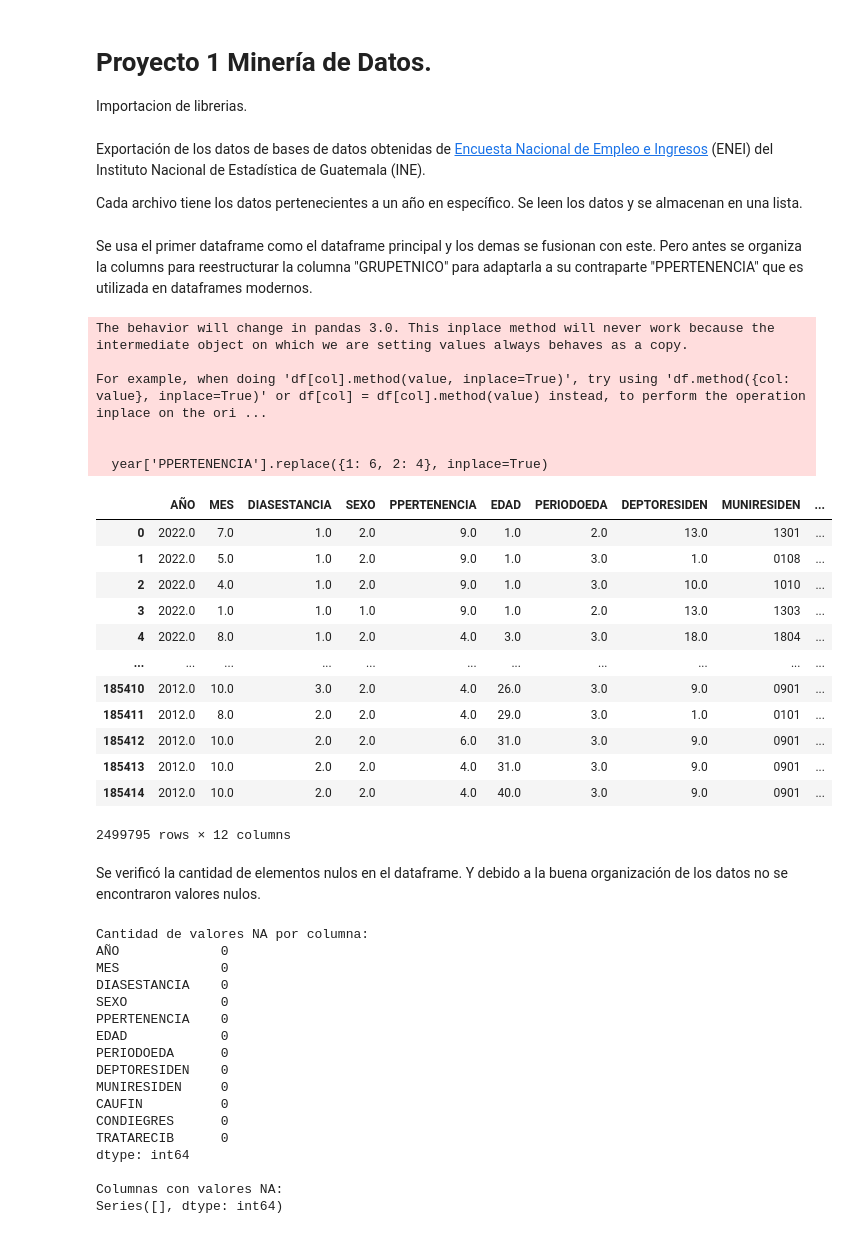
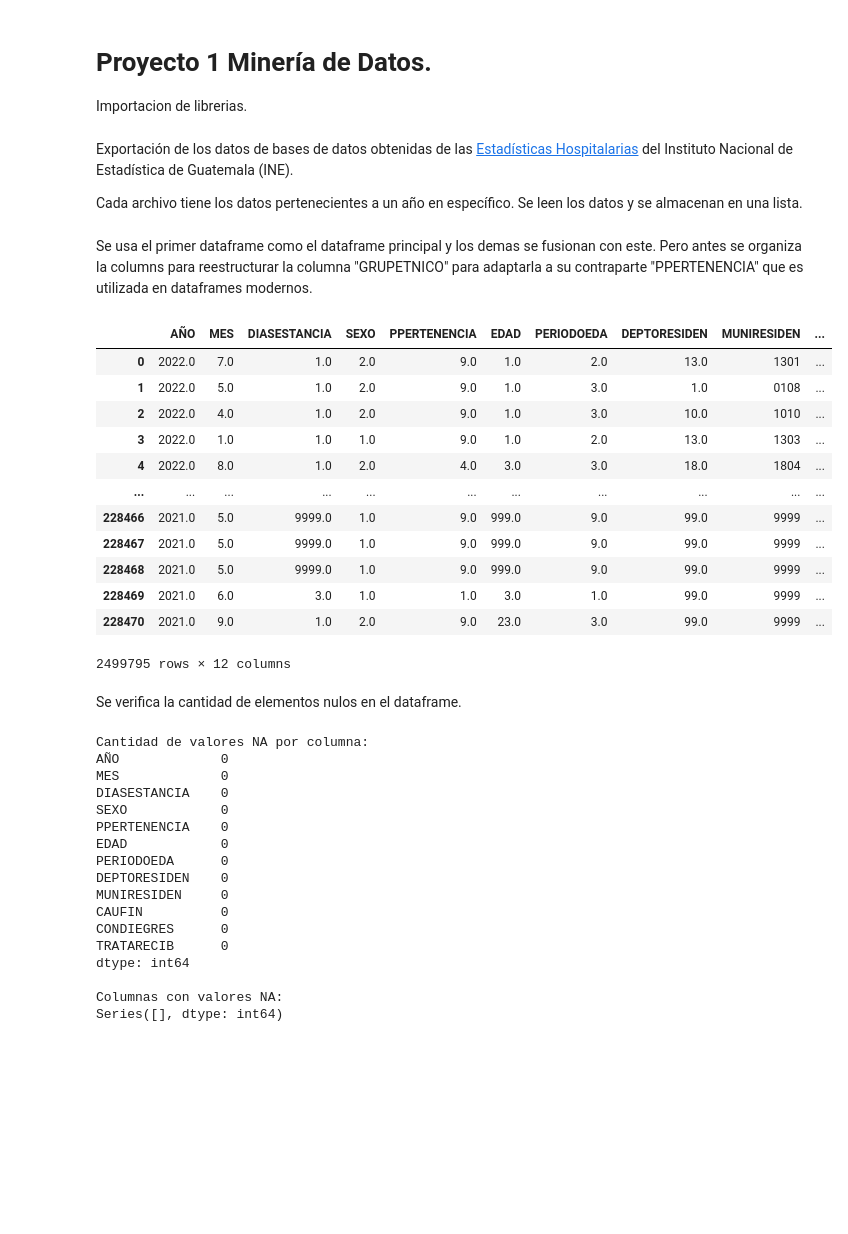
Before and after one commit to MelissaPerez09/Proyecto-DataMining, a Jupyter notebook: Proyecto1.ipynb, the cells around one changed output. Cells and saved outputs as stored; diff of their text form; code cells hidden in the pictures; blank space fills up the shorter version.

Commit message:
fix: Data Upload

```diff
--- a/Proyecto1.ipynb
+++ b/Proyecto1.ipynb
@@ -9,51 +9,44 @@ from scipy.stats import shapiro, ks_2samp, anderson
 import matplotlib.pyplot as plt
 import seaborn as sns
 # %% [markdown]
-Exportación de los datos de bases de datos obtenidas de [Encuesta Nacional de Empleo e Ingresos](https://www.ine.gob.gt/encuesta-nacional-de-empleo-e-ingresos/)  (ENEI) del Instituto Nacional de Estadística de Guatemala (INE).
+Exportación de los datos de bases de datos obtenidas de las [Estadísticas Hospitalarias](https://www.ine.gob.gt/estadisticas-hospitalarias/) del Instituto Nacional de Estadística de Guatemala (INE).
 
 Cada archivo tiene los datos pertenecientes a un año en específico. Se leen los datos y se almacenan en una lista.
-# %%
-filenames = ['2022.sav', '2021.sav', '2020.sav', '2019.sav', '2018.sav', '2017.sav', '2016.sav', '2015.sav', '2014.sav', '2013.sav', '2012.sav']
-dfs = []
-
-for filename in filenames:
-    df, metadata = pyreadstat.read_sav(filename, encoding="latin1")
-    dfs.append(df)
+# %%
+dfs = []
+
+for i in range(2012, 2023):
+    df, metadata = pyreadstat.read_sav(f'./data/{i}.sav', encoding="latin1")
+    dfs.append(df)
 # %% [markdown]
 Se usa el primer dataframe como el dataframe  principal y los demas se fusionan con este. Pero antes se organiza la columns para reestructurar la columna "GRUPETNICO" para adaptarla a su contraparte "PPERTENENCIA" que es utilizada en dataframes modernos.
 # %%
-df = dfs[0]
-for year in dfs[1:]:
+df = dfs[-1]
+for year in dfs[:-1]:
     if 'GRUPETNICO' in year.columns:
-        year.rename(columns={'GRUPETNICO': 'PPERTENENCIA'}, inplace=True)
-        year['PPERTENENCIA'].replace({1: 6, 2: 4}, inplace=True)
+        year.rename(columns={'GRUPETNICO': 'PPERTENENCIA'}, inplace = True)
+        year['PPERTENENCIA'] = year['PPERTENENCIA'].replace({1: 6, 2: 4})
     df = df._append(year)
 
 df
 # %% [output]
+|  | AÑO | MES | DIASESTANCIA | SEXO | PPERTENENCIA | EDAD | PERIODOEDA | DEPTORESIDEN | MUNIRESIDEN | ... |
+| 0 | 2022.0 | 7.0 | 1.0 | 2.0 | 9.0 | 1.0 | 2.0 | 13.0 | 1301 | ... |
+| 1 | 2022.0 | 5.0 | 1.0 | 2.0 | 9.0 | 1.0 | 3.0 | 1.0 | 0108 | ... |
+| 2 | 2022.0 | 4.0 | 1.0 | 2.0 | 9.0 | 1.0 | 3.0 | 10.0 | 1010 | ... |
+| 3 | 2022.0 | 1.0 | 1.0 | 1.0 | 9.0 | 1.0 | 2.0 | 13.0 | 1303 | ... |
+| 4 | 2022.0 | 8.0 | 1.0 | 2.0 | 4.0 | 3.0 | 3.0 | 18.0 | 1804 | ... |
+| ... | ... | ... | ... | ... | ... | ... | ... | ... | ... | ... |
+| 228466 | 2021.0 | 5.0 | 9999.0 | 1.0 | 9.0 | 999.0 | 9.0 | 99.0 | 9999 | ... |
+| 228467 | 2021.0 | 5.0 | 9999.0 | 1.0 | 9.0 | 999.0 | 9.0 | 99.0 | 9999 | ... |
+| 228468 | 2021.0 | 5.0 | 9999.0 | 1.0 | 9.0 | 999.0 | 9.0 | 99.0 | 9999 | ... |
+| 228469 | 2021.0 | 6.0 | 3.0 | 1.0 | 1.0 | 3.0 | 1.0 | 99.0 | 9999 | ... |
+| 228470 | 2021.0 | 9.0 | 1.0 | 2.0 | 9.0 | 23.0 | 3.0 | 99.0 | 9999 | ... |
-The behavior will change in pandas 3.0. This inplace method will never work because the intermediate object on which we are setting values always behaves as a copy.
-
-For example, when doing 'df[col].method(value, inplace=True)', try using 'df.method({col: value}, inplace=True)' or df[col] = df[col].method(value) instead, to perform the operation inplace on the ori ...
-
-
-  year['PPERTENENCIA'].replace({1: 6, 2: 4}, inplace=True)
+2499795 rows × 12 columns
-|  | AÑO | MES | DIASESTANCIA | SEXO | PPERTENENCIA | EDAD | PERIODOEDA | DEPTORESIDEN | MUNIRESIDEN | ... |
-| 0 | 2022.0 | 7.0 | 1.0 | 2.0 | 9.0 | 1.0 | 2.0 | 13.0 | 1301 | ... |
-| 1 | 2022.0 | 5.0 | 1.0 | 2.0 | 9.0 | 1.0 | 3.0 | 1.0 | 0108 | ... |
-| 2 | 2022.0 | 4.0 | 1.0 | 2.0 | 9.0 | 1.0 | 3.0 | 10.0 | 1010 | ... |
-| 3 | 2022.0 | 1.0 | 1.0 | 1.0 | 9.0 | 1.0 | 2.0 | 13.0 | 1303 | ... |
-| 4 | 2022.0 | 8.0 | 1.0 | 2.0 | 4.0 | 3.0 | 3.0 | 18.0 | 1804 | ... |
-| ... | ... | ... | ... | ... | ... | ... | ... | ... | ... | ... |
-| 185410 | 2012.0 | 10.0 | 3.0 | 2.0 | 4.0 | 26.0 | 3.0 | 9.0 | 0901 | ... |
-| 185411 | 2012.0 | 8.0 | 2.0 | 2.0 | 4.0 | 29.0 | 3.0 | 1.0 | 0101 | ... |
-| 185412 | 2012.0 | 10.0 | 2.0 | 2.0 | 6.0 | 31.0 | 3.0 | 9.0 | 0901 | ... |
-| 185413 | 2012.0 | 10.0 | 2.0 | 2.0 | 4.0 | 31.0 | 3.0 | 9.0 | 0901 | ... |
-| 185414 | 2012.0 | 10.0 | 2.0 | 2.0 | 4.0 | 40.0 | 3.0 | 9.0 | 0901 | ... |
-2499795 rows × 12 columns
 # %%
 dfCopy = df.copy()
 # %% [markdown]
-Se verificó la cantidad de elementos nulos en el dataframe. Y debido a la buena organización de los datos no se encontraron valores nulos.
+Se verifica la cantidad de elementos nulos en el dataframe.
 # %%
 # Contar los valores NA por columna
 na_count = df.isna().sum()
```
Also changed, not shown: parts of 4 cells of this notebook, 11 other files.
